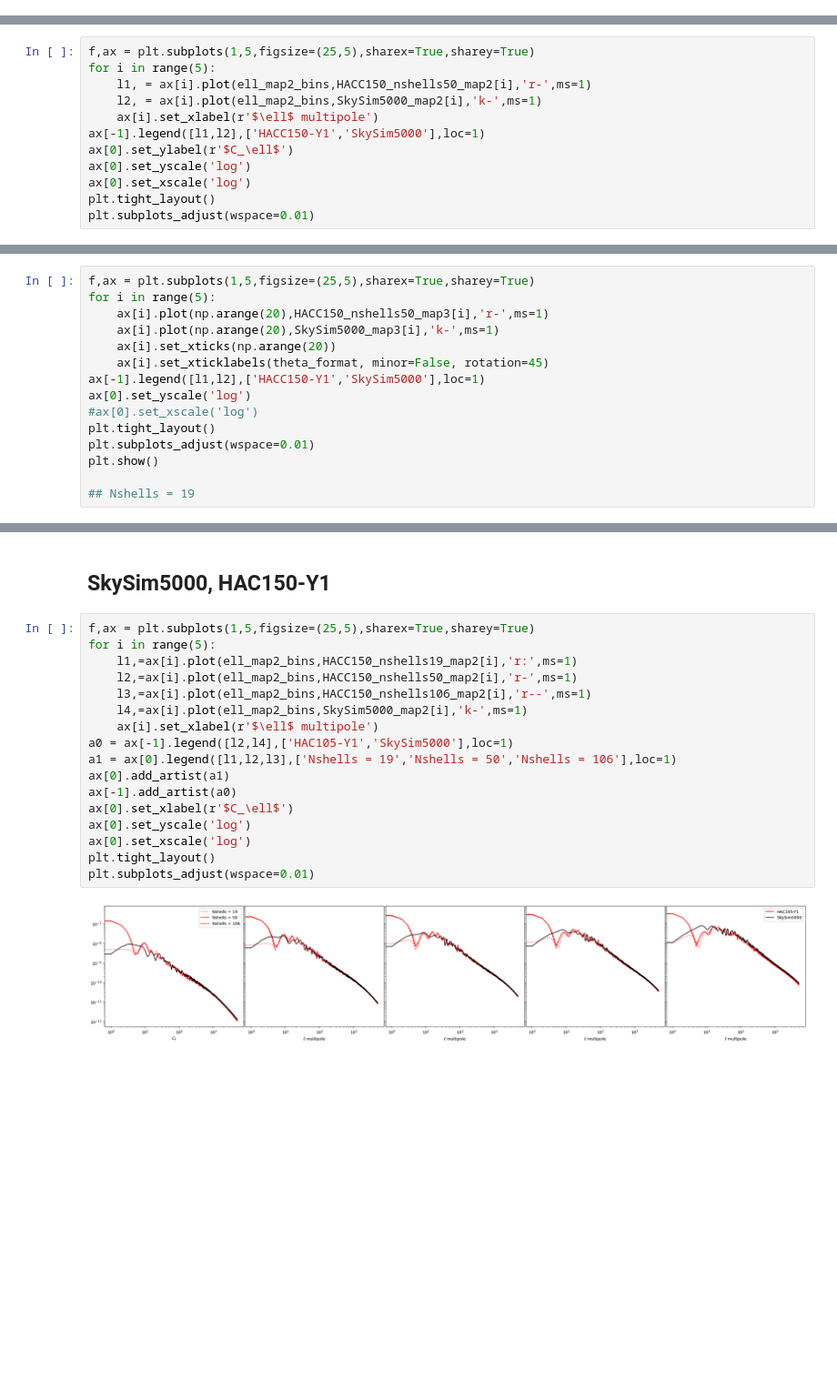
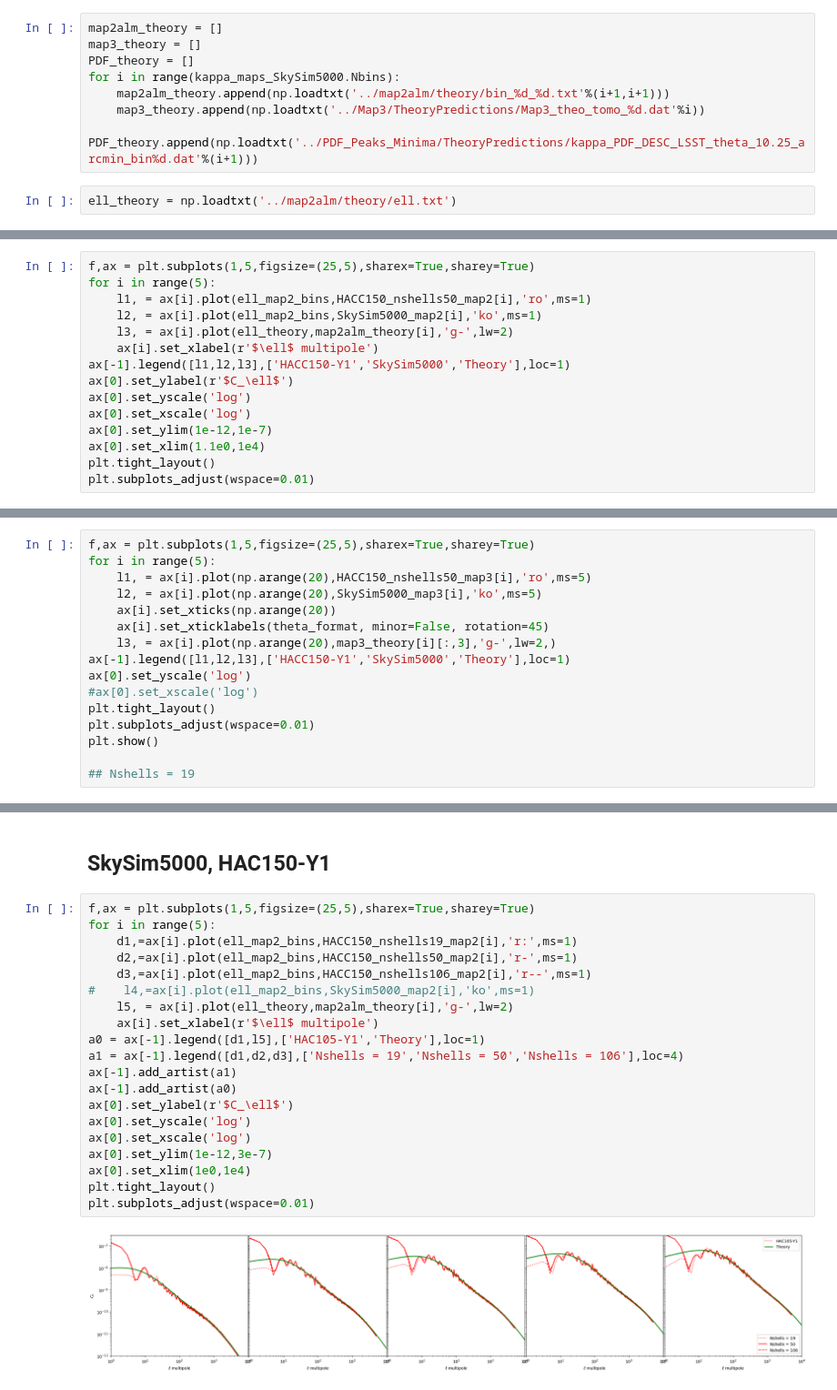
Before and after one commit to LSSTDESC/HOS-Y1-prep, a Jupyter notebook: hoscodes/readWLmaps_run_HOScodes.ipynb, the cells around one changed output, grey strips where cells are left out. Shown at 91% size. Cells and saved outputs as stored; diff of their text form; blank space fills up the shorter version.

```diff
--- a/hoscodes/readWLmaps_run_HOScodes.ipynb
+++ b/hoscodes/readWLmaps_run_HOScodes.ipynb
@@ -148,0 +151,10 @@ plt.show()
+# %%
+map2alm_theory = []
+map3_theory = []
+PDF_theory = []
+for i in range(kappa_maps_SkySim5000.Nbins):
+    map2alm_theory.append(np.loadtxt('../map2alm/theory/bin_%d_%d.txt'%(i+1,i+1)))
+    map3_theory.append(np.loadtxt('../Map3/TheoryPredictions/Map3_theo_tomo_%d.dat'%i))
+    PDF_theory.append(np.loadtxt('../PDF_Peaks_Minima/TheoryPredictions/kappa_PDF_DESC_LSST_theta_10.25_arcmin_bin%d.dat'%(i+1)))
+# %%
+ell_theory = np.loadtxt('../map2alm/theory/ell.txt')
@@ -192,13 +260,16 @@ for i in range(1,6):
 # %%
 f,ax = plt.subplots(1,5,figsize=(25,5),sharex=True,sharey=True)
 for i in range(5):
-    l1, = ax[i].plot(ell_map2_bins,HACC150_nshells50_map2[i],'r-',ms=1)
-    l2, = ax[i].plot(ell_map2_bins,SkySim5000_map2[i],'k-',ms=1)
+    l1, = ax[i].plot(ell_map2_bins,HACC150_nshells50_map2[i],'ro',ms=1)
+    l2, = ax[i].plot(ell_map2_bins,SkySim5000_map2[i],'ko',ms=1)
+    l3, = ax[i].plot(ell_theory,map2alm_theory[i],'g-',lw=2)
     ax[i].set_xlabel(r'$\ell$ multipole')
-ax[-1].legend([l1,l2],['HACC150-Y1','SkySim5000'],loc=1)
+ax[-1].legend([l1,l2,l3],['HACC150-Y1','SkySim5000','Theory'],loc=1)
 ax[0].set_ylabel(r'$C_\ell$')
 ax[0].set_yscale('log')
 ax[0].set_xscale('log')
+ax[0].set_ylim(1e-12,1e-7)
+ax[0].set_xlim(1.1e0,1e4)
 plt.tight_layout()
 plt.subplots_adjust(wspace=0.01)
 # %% [output]
@@ -206,11 +277,12 @@ plt.subplots_adjust(wspace=0.01)
 # %%
 f,ax = plt.subplots(1,5,figsize=(25,5),sharex=True,sharey=True)
 for i in range(5):
-    ax[i].plot(np.arange(20),HACC150_nshells50_map3[i],'r-',ms=1)
-    ax[i].plot(np.arange(20),SkySim5000_map3[i],'k-',ms=1)
+    l1, = ax[i].plot(np.arange(20),HACC150_nshells50_map3[i],'ro',ms=5)
+    l2, = ax[i].plot(np.arange(20),SkySim5000_map3[i],'ko',ms=5)
     ax[i].set_xticks(np.arange(20))
     ax[i].set_xticklabels(theta_format, minor=False, rotation=45)
-ax[-1].legend([l1,l2],['HACC150-Y1','SkySim5000'],loc=1)
+    l3, = ax[i].plot(np.arange(20),map3_theory[i][:,3],'g-',lw=2,)
+ax[-1].legend([l1,l2,l3],['HACC150-Y1','SkySim5000','Theory'],loc=1)
 ax[0].set_yscale('log')
 #ax[0].set_xscale('log')
 plt.tight_layout()
@@ -319,22 +403,25 @@ for i in range(1,6):
 # %%
 f,ax = plt.subplots(1,5,figsize=(25,5),sharex=True,sharey=True)
 for i in range(5):
-    l1,=ax[i].plot(ell_map2_bins,HACC150_nshells19_map2[i],'r:',ms=1)
-    l2,=ax[i].plot(ell_map2_bins,HACC150_nshells50_map2[i],'r-',ms=1)
-    l3,=ax[i].plot(ell_map2_bins,HACC150_nshells106_map2[i],'r--',ms=1)
-    l4,=ax[i].plot(ell_map2_bins,SkySim5000_map2[i],'k-',ms=1)
+    d1,=ax[i].plot(ell_map2_bins,HACC150_nshells19_map2[i],'r:',ms=1)
+    d2,=ax[i].plot(ell_map2_bins,HACC150_nshells50_map2[i],'r-',ms=1)
+    d3,=ax[i].plot(ell_map2_bins,HACC150_nshells106_map2[i],'r--',ms=1)
+#    l4,=ax[i].plot(ell_map2_bins,SkySim5000_map2[i],'ko',ms=1)
+    l5, = ax[i].plot(ell_theory,map2alm_theory[i],'g-',lw=2)
     ax[i].set_xlabel(r'$\ell$ multipole')
-a0 = ax[-1].legend([l2,l4],['HAC105-Y1','SkySim5000'],loc=1)
-a1 = ax[0].legend([l1,l2,l3],['Nshells = 19','Nshells = 50','Nshells = 106'],loc=1)
-ax[0].add_artist(a1)
+a0 = ax[-1].legend([d1,l5],['HAC105-Y1','Theory'],loc=1)
+a1 = ax[-1].legend([d1,d2,d3],['Nshells = 19','Nshells = 50','Nshells = 106'],loc=4)
+ax[-1].add_artist(a1)
 ax[-1].add_artist(a0)
-ax[0].set_xlabel(r'$C_\ell$')
+ax[0].set_ylabel(r'$C_\ell$')
 ax[0].set_yscale('log')
 ax[0].set_xscale('log')
+ax[0].set_ylim(1e-12,3e-7)
+ax[0].set_xlim(1e0,1e4)
 plt.tight_layout()
 plt.subplots_adjust(wspace=0.01)
 # %% [output]
-[figure, old version]
+[figure, new version]
 # %%
 f,ax = plt.subplots(1,5,figsize=(25,5),sharex=True,sharey=True)
 for i in range(5):
```
Also changed, not shown: parts of 11 cells of this notebook, 1 other file.
